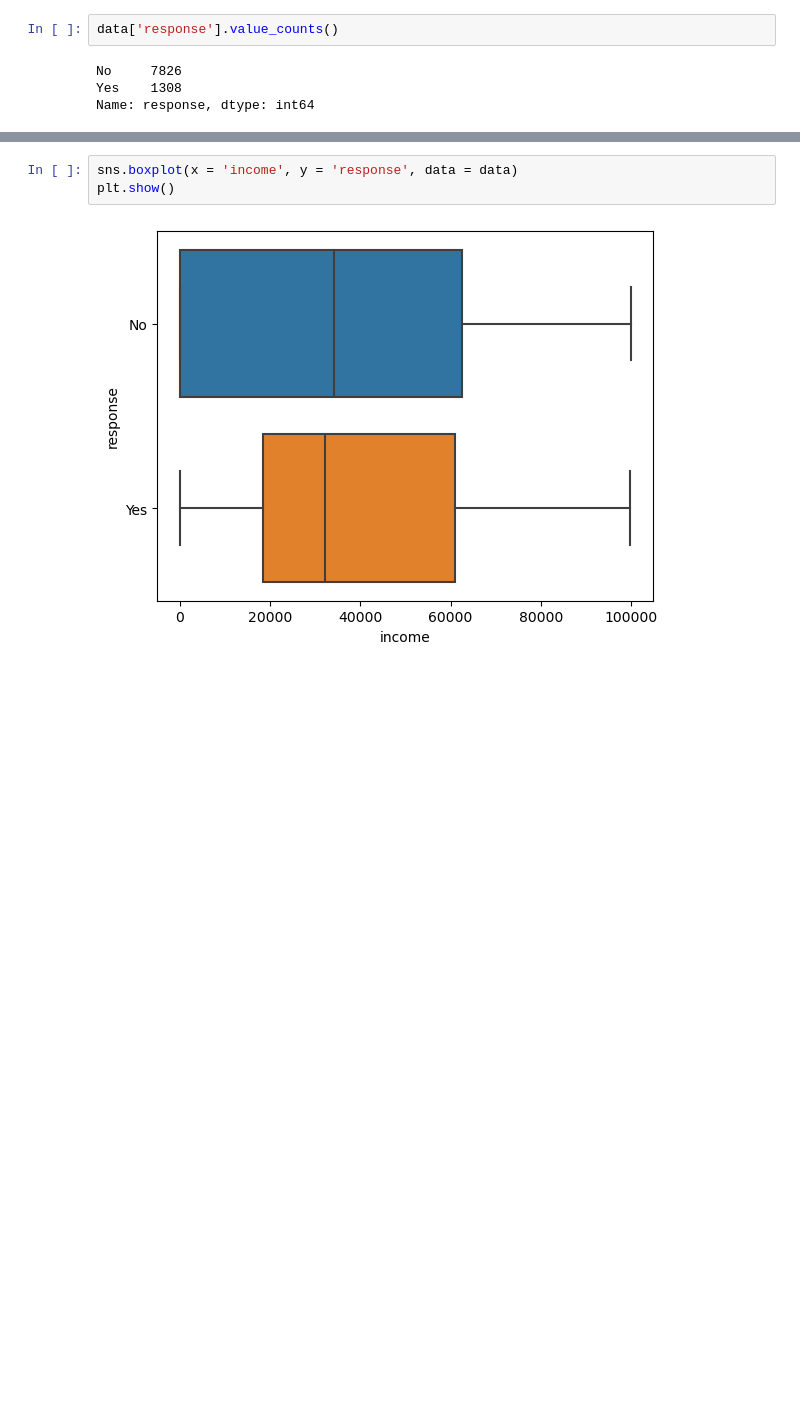
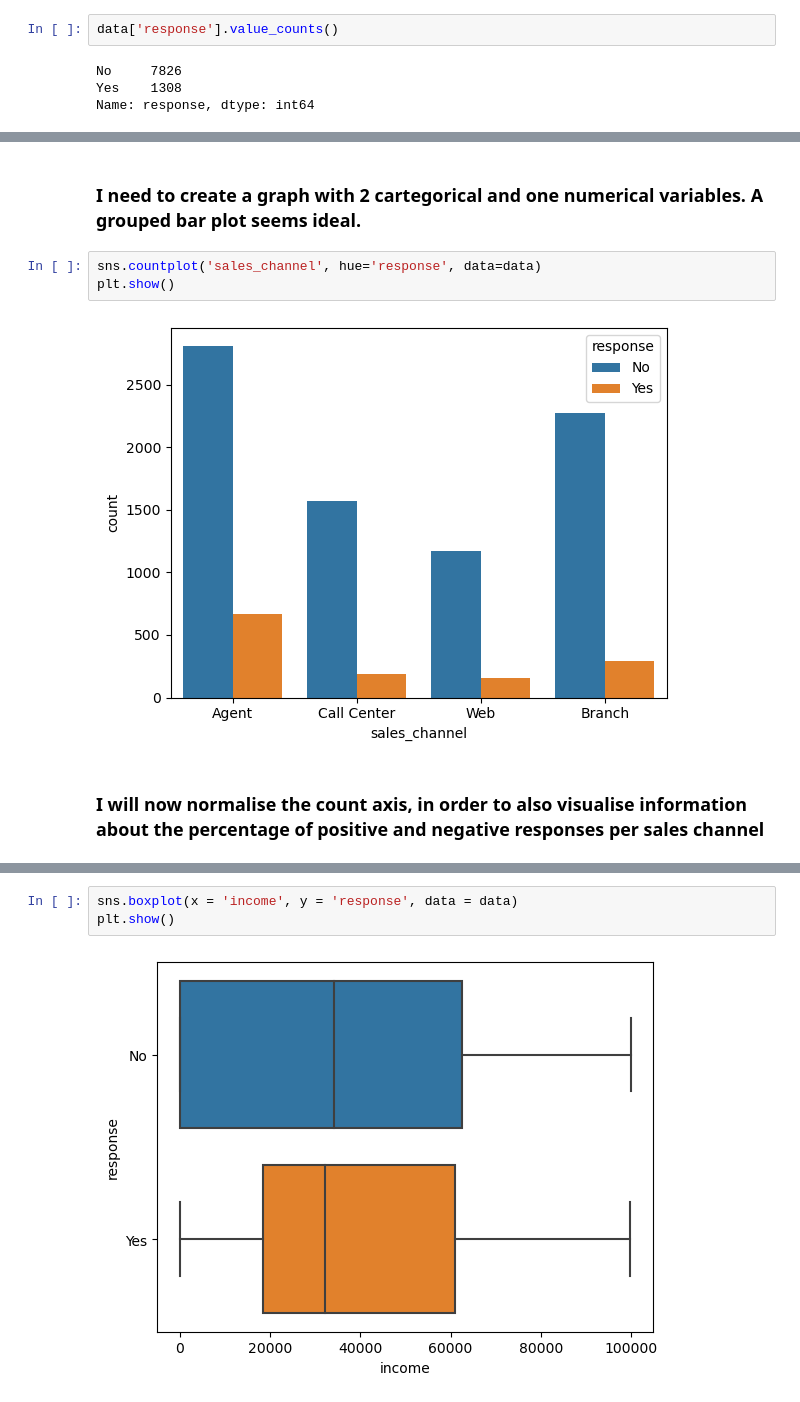
Before and after one commit to Evangelos-Z/lab-customer-analysis-round-5, a Jupyter notebook: files_for_lab/csv_files/lab-customer-analysis-round-5.ipynb, the cells around one changed output, grey strips where cells are left out. Cells and saved outputs as stored; diff of their text form; blank space fills up the shorter version.

```diff
--- a/files_for_lab/csv_files/lab-customer-analysis-round-5.ipynb
+++ b/files_for_lab/csv_files/lab-customer-analysis-round-5.ipynb
@@ -112 +139,10 @@ plt.show()
+# %% [markdown]
+### I need to create a graph with 2 cartegorical and one numerical variables. A grouped bar plot seems ideal.
+# %%
+sns.countplot('sales_channel', hue='response', data=data)
+plt.show()
+# %% [output]
+[figure, added]
+# %% [markdown]
+### I will now normalise the count axis, in order to also visualise information about the percentage of positive and negative responses per sales channel
 # %%
```
Also changed, not shown: parts of 99 cells of this notebook.
